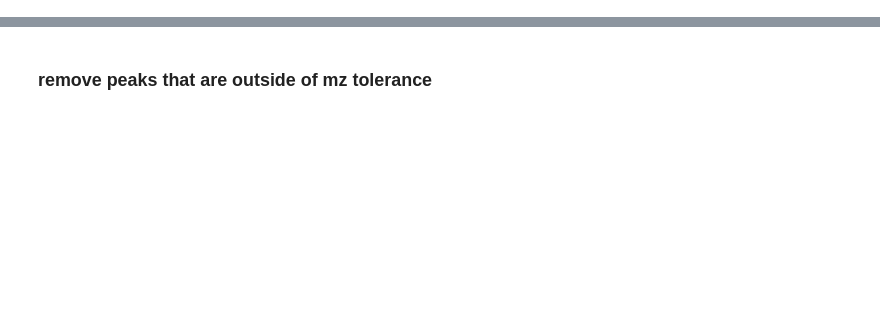
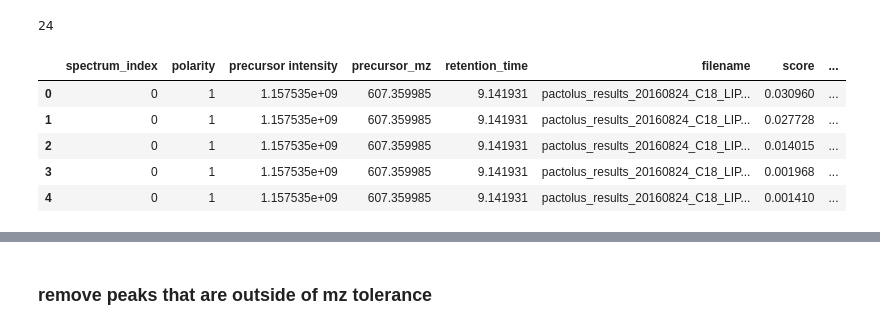
Before and after one commit to biorack/metatlas, a Jupyter notebook: docs/example_notebooks/pactolus/Combine_pactolus_hits_to_one_table.ipynb, the cells around one changed output, grey strips where cells are left out. Drawn from its saved outputs; the diff is of its cells as text; code cells hidden in the pictures; blank space fills up the shorter version.

```diff
--- a/docs/example_notebooks/pactolus/Combine_pactolus_hits_to_one_table.ipynb
+++ b/docs/example_notebooks/pactolus/Combine_pactolus_hits_to_one_table.ipynb
@@ -32,8 +32,8 @@ pd.set_option('display.max_rows',100)
 
 # pactolus_results = '/scratch2/scratchdirs/bpb/pactolus_runs/hedlund_jad2_and_media/'
 # pactolus_results = '/global/cscratch1/sd/bpb/pactolus_runs/rexmalm_pos_super/'
-# pactolus_results = '/project/projectdirs/metatlas/projects/pactolus_runs/20170425_EMA_For_MAGI_PAPER/'
-pactolus_results = '/project/projectdirs/metatlas/projects/pactolus_runs/20170222_OMalley_Fungus_1to10/'
+# pactolus_results = '/global/project/projectdirs/metatlas/projects/jgi_projects/Pactolus_Results_20170512_SK_-MR_SupprSoils_EthylAc2/'
+pactolus_results = '/project/projectdirs/metatlas/projects/jgi_projects/SolarPanel/Pactolus_Results_20160824_KBL_SolarPanel_MP/'
 
 # ctolus_results = '/project/projectdirs/metatlas/projects/pactolus_runs/20170317_SK_Arkin_PseudoAbxCsource/'
 
@@ -49,10 +52,12 @@ output_csv = '/project/projectdirs/metatlas/projects/jgi_projects/20170222_omall
 # %%
-pactolus_files = [f for f in glob.glob(pactolus_results+'*.h5') if 'pactolus_results' in f.lower()]
+pactolus_files = [f for f in glob.glob(os.path.join(pactolus_results,'*.h5')) if 'pactolus_results' in os.path.basename(f.lower())]
 print len(pactolus_files)
 # pactolus_files = [f for f in glob.glob(pactolus_results+'*.h5') if 'pactolus_results_' in f.lower()]
+# %% [output]
+24
 # %%
 # pactolus_results = '/global/cscratch1/sd/bpb/pactolus_runs/Cori_20161209_Manuel_SolarPanel'
-max_processes = 32
+max_processes = 64
 pt = reload(pt)
 pool = mp.Pool(processes=min(max_processes, len(pactolus_files)))
 output = pool.map(pt.read_pacolus_results, pactolus_files)
@@ -61,15 +66,25 @@ pool.terminate()
 for i,f in enumerate(pactolus_files):
     fname = os.path.basename(f).split('.')[0]
     output[i][0]['filename'] = fname
+#output has scan_df,tree_df
 # %%
 # important to note that compound==0 is a spectrum with no pactolus hits
 msms_df = pd.concat([df[0] for df in output], axis=0)
-msms_df.rename(columns={'precursor mz':'precursor_mz','retention time':'retention_time'},inplace=True)
+msms_df.rename(columns={'precursor mz':'precursor_mz','retention time':'retention_time','index':'spectrum_index'},inplace=True)
 msms_df['compound'] = msms_df['compound'].fillna(0.0).astype(int)
+msms_df['compound_index'] = msms_df['compound']
 msms_df.reset_index(inplace=True)
-msms_df = msms_df.drop(['level_0','index'],1)
+msms_df = msms_df.drop(['index'],1)
 msms_df['score'].fillna(0,inplace=True)
 msms_df['compound'].fillna(0,inplace=True)
+msms_df.head()
+# %% [output]
+|  | spectrum_index | polarity | precursor intensity | precursor_mz | retention_time | filename | score | ... |
+| 0 | 0 | 1 | 1.157535e+09 | 607.359985 | 9.141931 | pactolus_results_20160824_C18_LIP... | 0.030960 | ... |
+| 1 | 0 | 1 | 1.157535e+09 | 607.359985 | 9.141931 | pactolus_results_20160824_C18_LIP... | 0.027728 | ... |
+| 2 | 0 | 1 | 1.157535e+09 | 607.359985 | 9.141931 | pactolus_results_20160824_C18_LIP... | 0.014015 | ... |
+| 3 | 0 | 1 | 1.157535e+09 | 607.359985 | 9.141931 | pactolus_results_20160824_C18_LIP... | 0.001968 | ... |
+| 4 | 0 | 1 | 1.157535e+09 | 607.359985 | 9.141931 | pactolus_results_20160824_C18_LIP... | 0.001410 | ... |
 # %%
 # pactolus_path = '/project/projectdirs/metatlas/projects/pactolus_runs/'
 # pactolus_file = 'pactolus_results_20161209_SK_Standards_MSMLS_QE144_50447-638867_MS1_MSMS-POS_MSMLS-PKZ-R9_IR1_148_148.h5'
```
Also changed, not shown: parts of 19 cells of this notebook, 9 other files.
